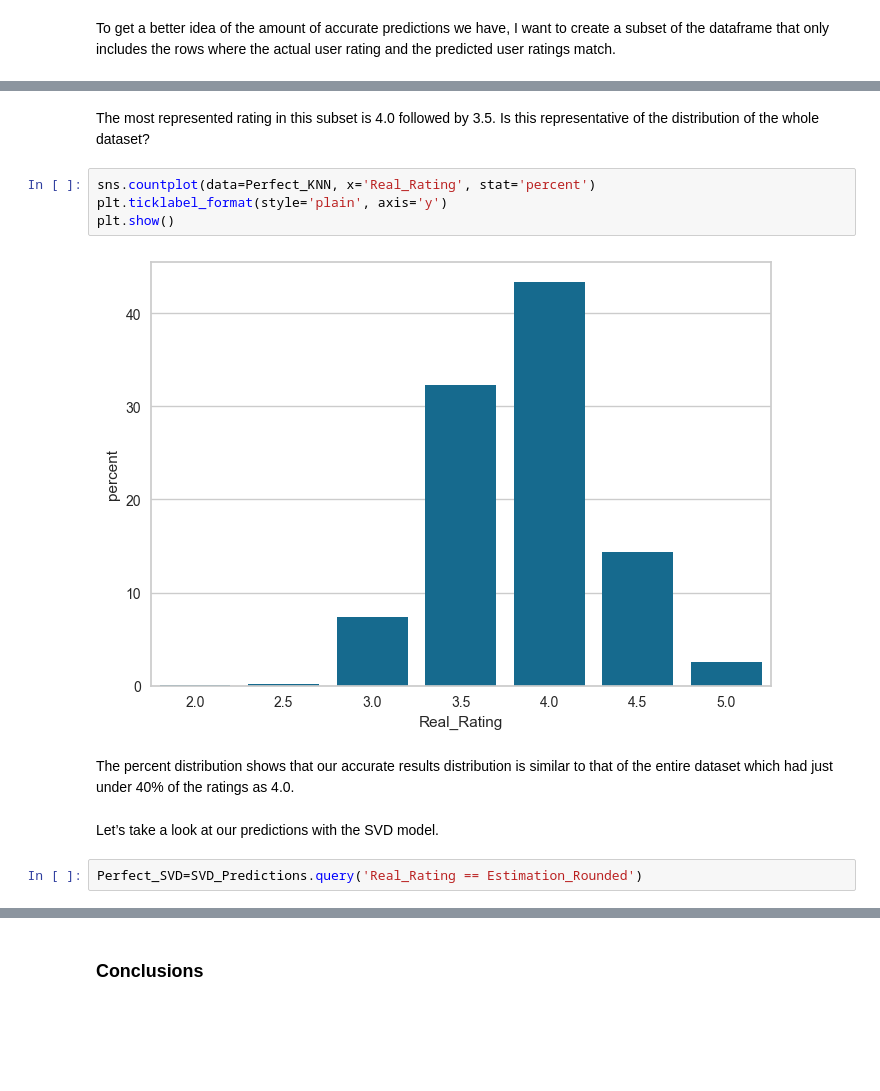
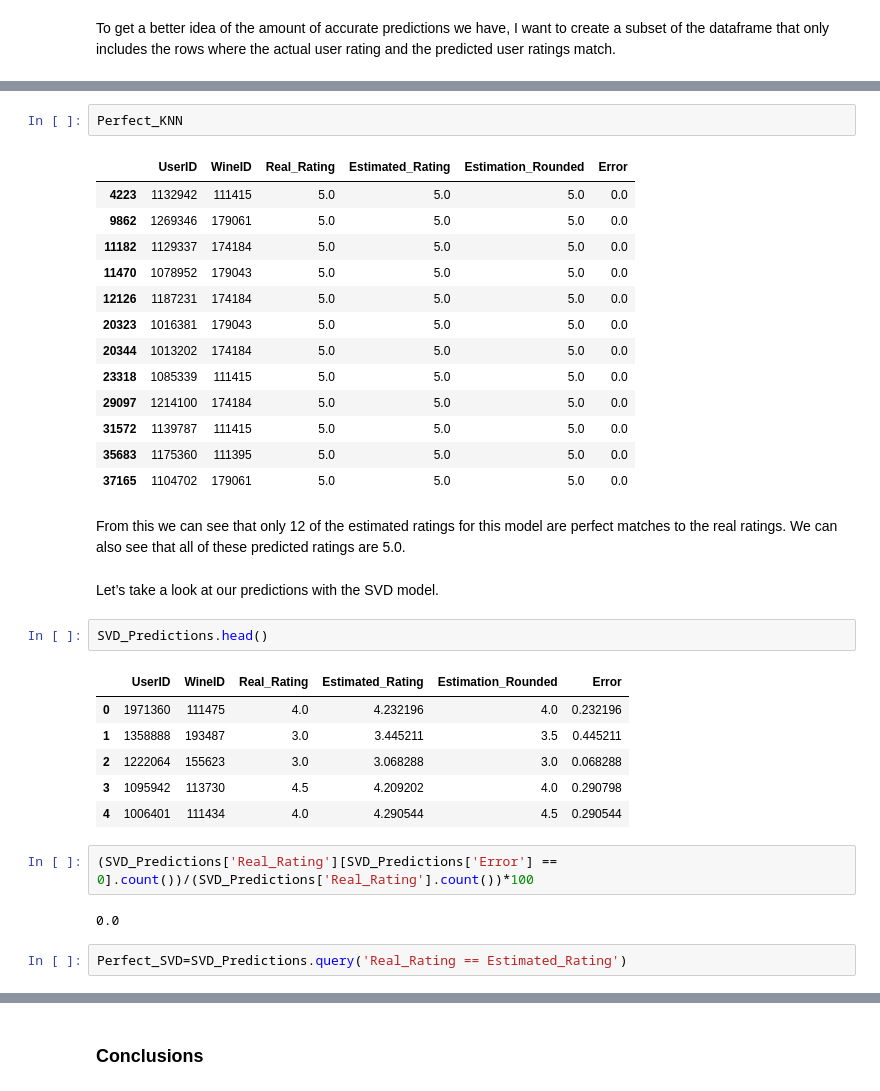
Before and after one commit to jwatki8/Capstone-3, a Jupyter notebook: Capstone 3- Modeling Draft-Slim.ipynb, the cells around one changed output, grey strips where cells are left out. Saved outputs shown, nothing was run; the diff lists cells and outputs as text; blank space fills up the shorter version.

```diff
--- a/Capstone 3- Modeling Draft-Slim.ipynb
+++ b/Capstone 3- Modeling Draft-Slim.ipynb
@@ -323,17 +347,38 @@ plt.show()
-# %% [markdown]
-The most represented rating in this subset is 4.0 followed by 3.5. Is this representative of the distribution of the whole dataset?
-# %%
-sns.countplot(data=Perfect_KNN, x='Real_Rating', stat='percent')
-plt.ticklabel_format(style='plain', axis='y')
-plt.show()
-# %% [output]
-[figure, removed]
-# %% [markdown]
-The percent distribution shows that our accurate results distribution is similar to that of the entire dataset which had just under 40% of the ratings as 4.0.
+# %%
+Perfect_KNN
+# %% [output]
+|  | UserID | WineID | Real_Rating | Estimated_Rating | Estimation_Rounded | Error |
+| 4223 | 1132942 | 111415 | 5.0 | 5.0 | 5.0 | 0.0 |
+| 9862 | 1269346 | 179061 | 5.0 | 5.0 | 5.0 | 0.0 |
+| 11182 | 1129337 | 174184 | 5.0 | 5.0 | 5.0 | 0.0 |
+| 11470 | 1078952 | 179043 | 5.0 | 5.0 | 5.0 | 0.0 |
+| 12126 | 1187231 | 174184 | 5.0 | 5.0 | 5.0 | 0.0 |
+| 20323 | 1016381 | 179043 | 5.0 | 5.0 | 5.0 | 0.0 |
+| 20344 | 1013202 | 174184 | 5.0 | 5.0 | 5.0 | 0.0 |
+| 23318 | 1085339 | 111415 | 5.0 | 5.0 | 5.0 | 0.0 |
+| 29097 | 1214100 | 174184 | 5.0 | 5.0 | 5.0 | 0.0 |
+| 31572 | 1139787 | 111415 | 5.0 | 5.0 | 5.0 | 0.0 |
+| 35683 | 1175360 | 111395 | 5.0 | 5.0 | 5.0 | 0.0 |
+| 37165 | 1104702 | 179061 | 5.0 | 5.0 | 5.0 | 0.0 |
+# %% [markdown]
+From this we can see that only 12 of the estimated ratings for this model are perfect matches to the real ratings. We can also see that all of these predicted ratings are 5.0.
 # %% [markdown]
 Let’s take a look at our predictions with the SVD model.
+# %%
+SVD_Predictions.head()
+# %% [output]
+|  | UserID | WineID | Real_Rating | Estimated_Rating | Estimation_Rounded | Error |
+| 0 | 1971360 | 111475 | 4.0 | 4.232196 | 4.0 | 0.232196 |
+| 1 | 1358888 | 193487 | 3.0 | 3.445211 | 3.5 | 0.445211 |
+| 2 | 1222064 | 155623 | 3.0 | 3.068288 | 3.0 | 0.068288 |
+| 3 | 1095942 | 113730 | 4.5 | 4.209202 | 4.0 | 0.290798 |
+| 4 | 1006401 | 111434 | 4.0 | 4.290544 | 4.5 | 0.290544 |
+# %%
+(SVD_Predictions['Real_Rating'][SVD_Predictions['Error'] == 0].count())/(SVD_Predictions['Real_Rating'].count())*100
+# %% [output]
+0.0
 # %%
-Perfect_SVD=SVD_Predictions.query('Real_Rating == Estimation_Rounded')
+Perfect_SVD=SVD_Predictions.query('Real_Rating == Estimated_Rating')
 # %%
 Perfect_SVD.info()
 # %% [output]
```
Also changed, not shown: parts of 41 cells of this notebook.
